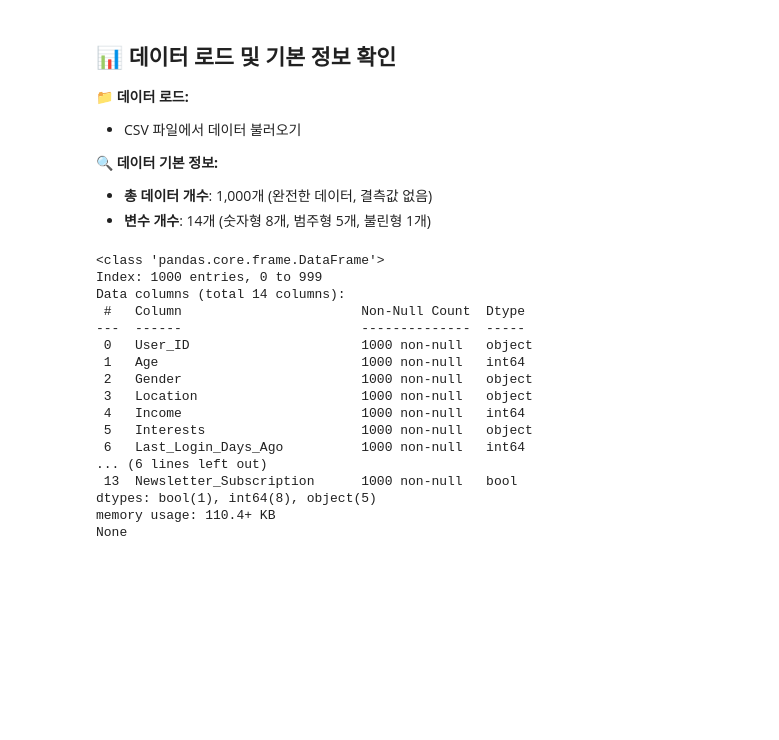
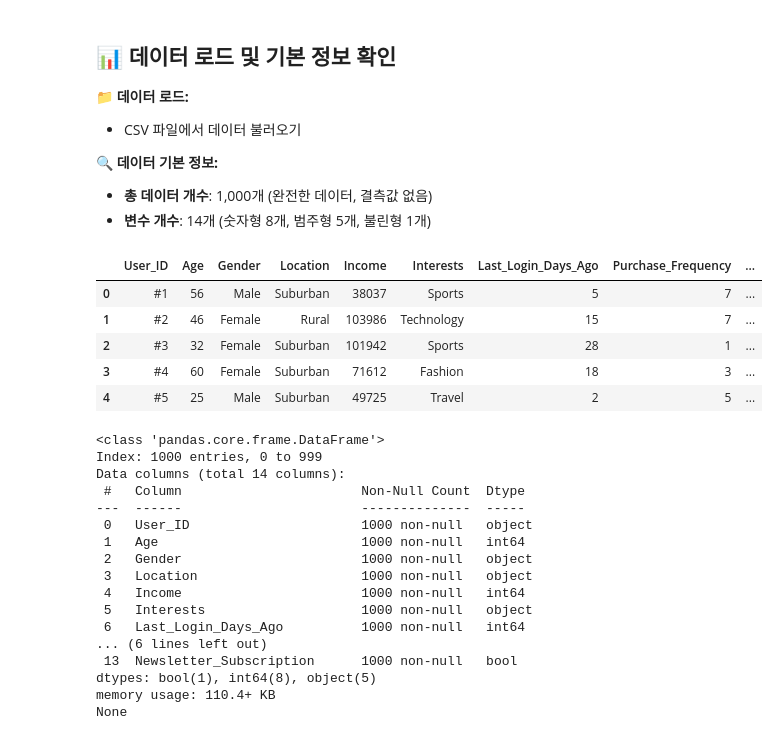
Before and after one commit to simsimee/HKNU_lecture, a Jupyter notebook: 초급반/4차시/4_2_이커머스_머신러닝_실습.ipynb, the cells around one changed output. Cells and saved outputs as stored; diff of their text form; code cells hidden in the pictures; blank space fills up the shorter version.

```diff
--- a/초급반/4차시/4_2_이커머스_머신러닝_실습.ipynb
+++ b/초급반/4차시/4_2_이커머스_머신러닝_실습.ipynb
@@ -98,8 +116,15 @@ pd.set_option("display.max_columns", None)
 - **총 데이터 개수**: 1,000개 (완전한 데이터, 결측값 없음)
 - **변수 개수**: 14개 (숫자형 8개, 범주형 5개, 불린형 1개)
 # %%
-df = pd.read_csv("/content/HKNU_lecture/데이터/user_personalized_features.csv", index_col='Unnamed: 0')
+df = pd.read_csv("/content/HKNU_lecture/데이터/user_personalized_features.csv", index_col='Unnamed: 0')
 df.head()
+# %% [output]
+|  | User_ID | Age | Gender | Location | Income | Interests | Last_Login_Days_Ago | Purchase_Frequency | ... |
+| 0 | #1 | 56 | Male | Suburban | 38037 | Sports | 5 | 7 | ... |
+| 1 | #2 | 46 | Female | Rural | 103986 | Technology | 15 | 7 | ... |
+| 2 | #3 | 32 | Female | Suburban | 101942 | Sports | 28 | 1 | ... |
+| 3 | #4 | 60 | Female | Suburban | 71612 | Fashion | 18 | 3 | ... |
+| 4 | #5 | 25 | Male | Suburban | 49725 | Travel | 2 | 5 | ... |
 # %%
 print(df.info())
 # %% [output]
```
Also changed, not shown: parts of 3 cells of this notebook.
